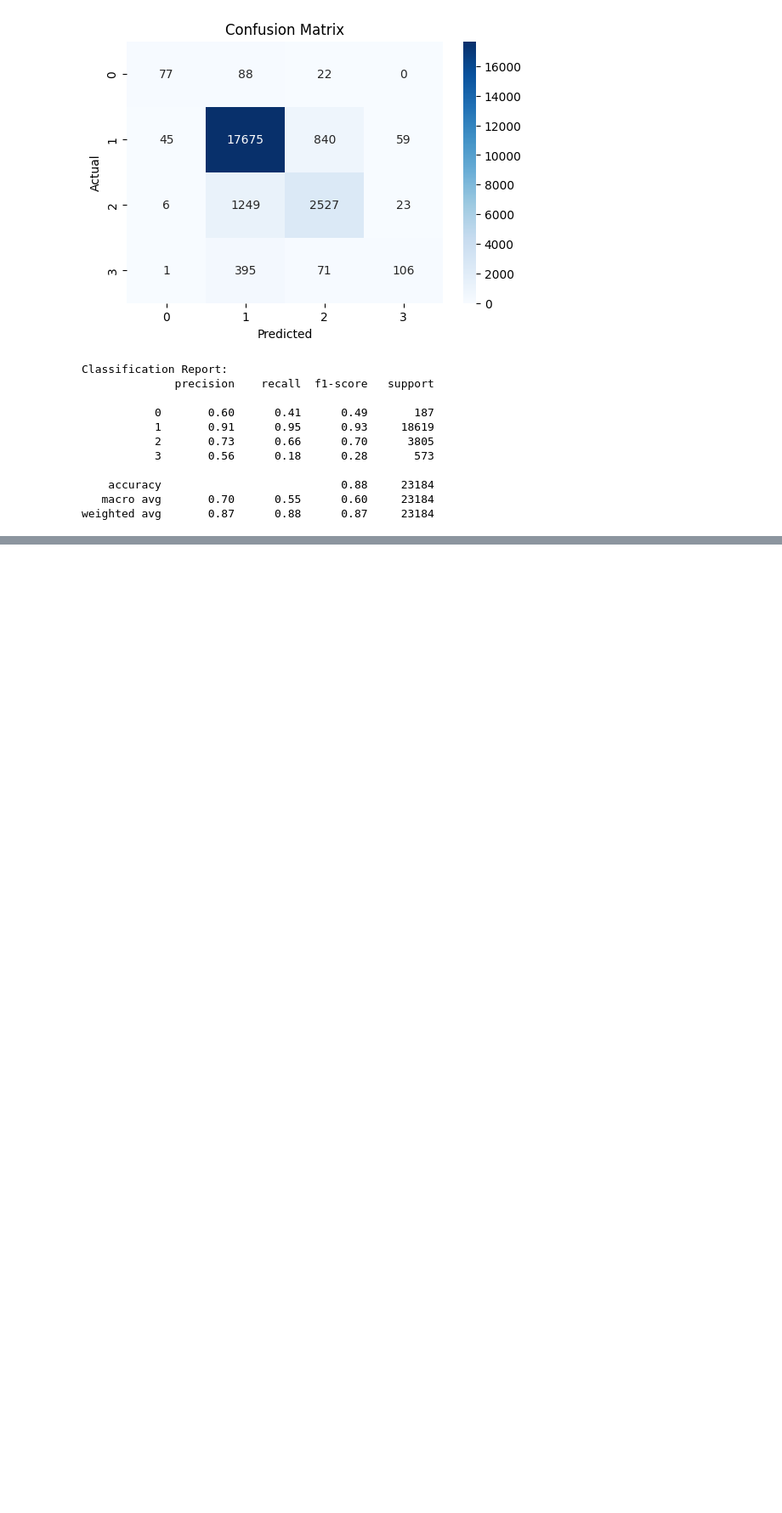
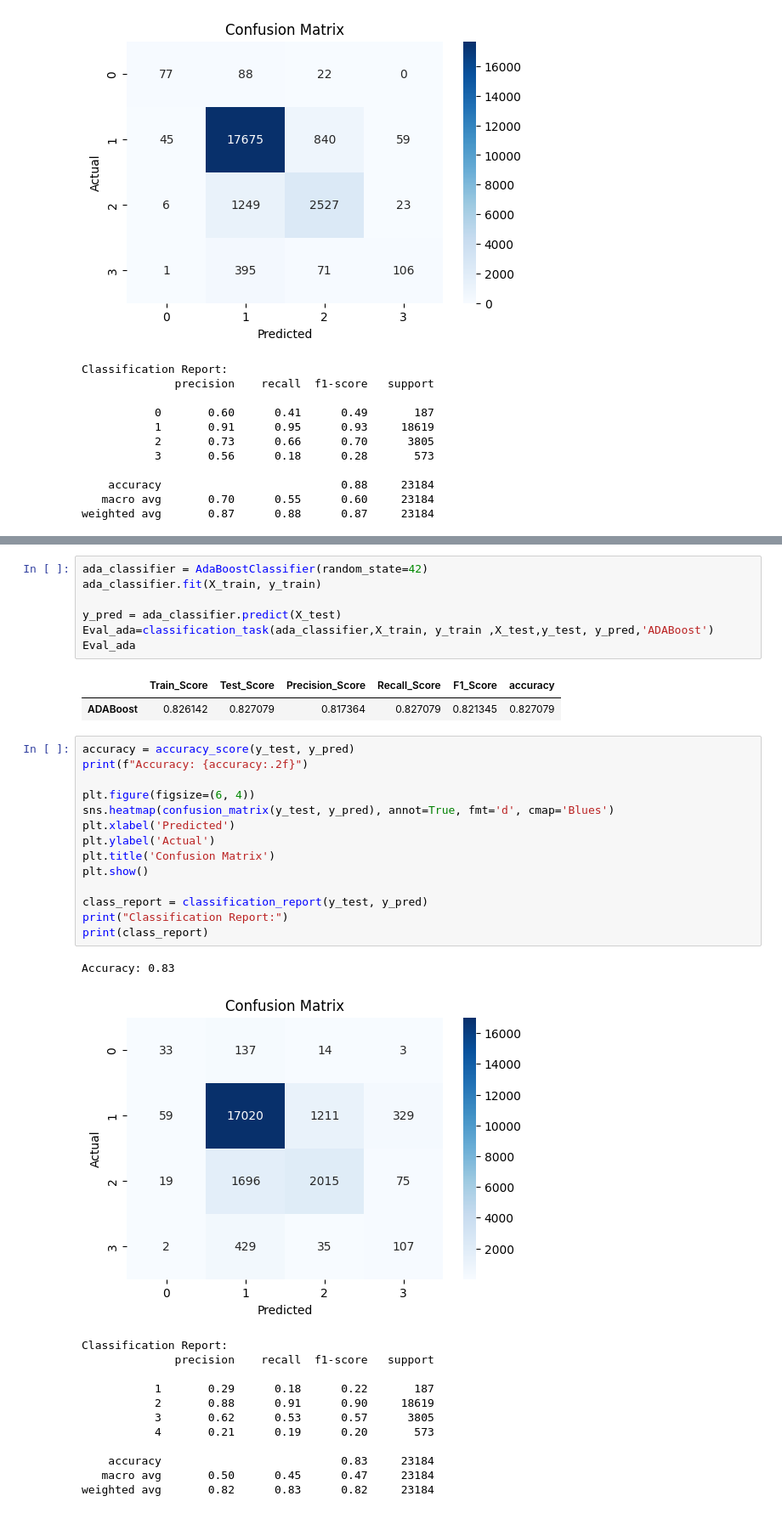
Before and after one commit to jsmoralesc/DSA_Proyecto_AccidentesTransito, a Jupyter notebook: Code/Modelos_ML.ipynb, the cells around one changed output, grey strips where cells are left out. Shown: that part at 85% size. Cells and saved outputs as stored; diff of their text form; blank space fills up the shorter version.

```diff
--- a/Code/Modelos_ML.ipynb
+++ b/Code/Modelos_ML.ipynb
@@ -196,0 +243,38 @@ weighted avg       0.87      0.88      0.87     23184
+# %%
+ada_classifier = AdaBoostClassifier(random_state=42)
+ada_classifier.fit(X_train, y_train)
+
+y_pred = ada_classifier.predict(X_test)
+Eval_ada=classification_task(ada_classifier,X_train, y_train ,X_test,y_test, y_pred,'ADABoost')
+Eval_ada
+# %% [output]
+|  | Train_Score | Test_Score | Precision_Score | Recall_Score | F1_Score | accuracy |
+| ADABoost | 0.826142 | 0.827079 | 0.817364 | 0.827079 | 0.821345 | 0.827079 |
+# %%
+accuracy = accuracy_score(y_test, y_pred)
+print(f"Accuracy: {accuracy:.2f}")
+
+plt.figure(figsize=(6, 4))
+sns.heatmap(confusion_matrix(y_test, y_pred), annot=True, fmt='d', cmap='Blues')
+plt.xlabel('Predicted')
+plt.ylabel('Actual')
+plt.title('Confusion Matrix')
+plt.show()
+
+class_report = classification_report(y_test, y_pred)
+print("Classification Report:")
+print(class_report)
+# %% [output]
+Accuracy: 0.83
+[figure, added]
+Classification Report:
+              precision    recall  f1-score   support
+
+           1       0.29      0.18      0.22       187
+           2       0.88      0.91      0.90     18619
+           3       0.62      0.53      0.57      3805
+           4       0.21      0.19      0.20       573
+
+    accuracy                           0.83     23184
+   macro avg       0.50      0.45      0.47     23184
+weighted avg       0.82      0.83      0.82     23184
```
Also changed, not shown: parts of 12 cells of this notebook.
